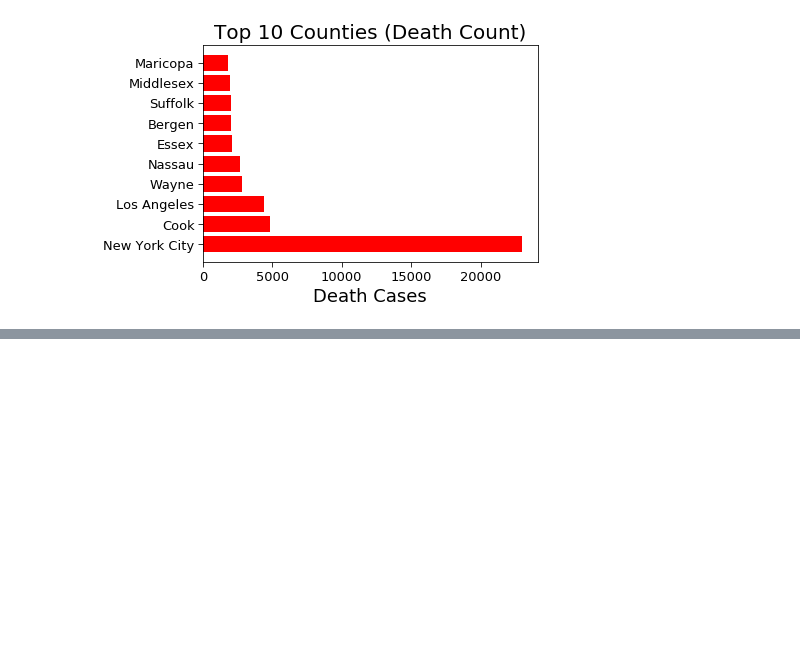
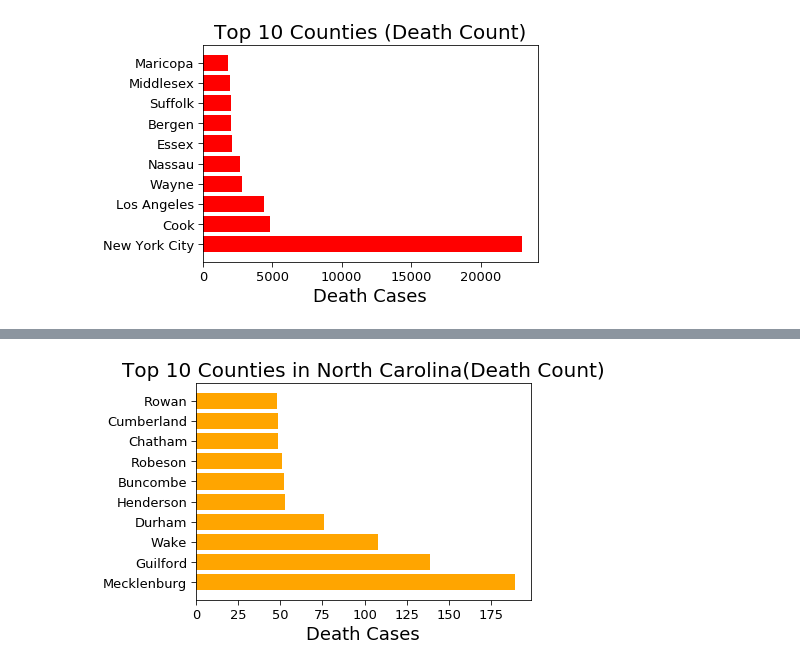
Before and after one commit to SupriyaChinthakuntla/KDD, a Jupyter notebook: Covid19_County.ipynb, the cells around one changed output, grey strips where cells are left out. Saved outputs shown, nothing was run; the diff lists cells and outputs as text; code cells hidden in the pictures; blank space fills up the shorter version.

```diff
--- a/Covid19_County.ipynb
+++ b/Covid19_County.ipynb
@@ -60,0 +74,13 @@ plt.show()
+# %%
+maskOne = (df['state'] == "North Carolina")
+df = df.loc[maskOne]
+
+confirmed_cases= df.nlargest(10,'deaths')
+plt.barh(confirmed_cases['county'],confirmed_cases['deaths'],color="orange")
+plt.xlabel("Death Cases",fontsize=18)
+plt.tick_params(size=5,labelsize = 13)
+plt.title("Top 10 Counties in North Carolina(Death Count)",fontsize=20)
+
+plt.show()
+# %% [output]
+[figure, added]
```
Also changed, not shown: parts of 1 cell of this notebook.
